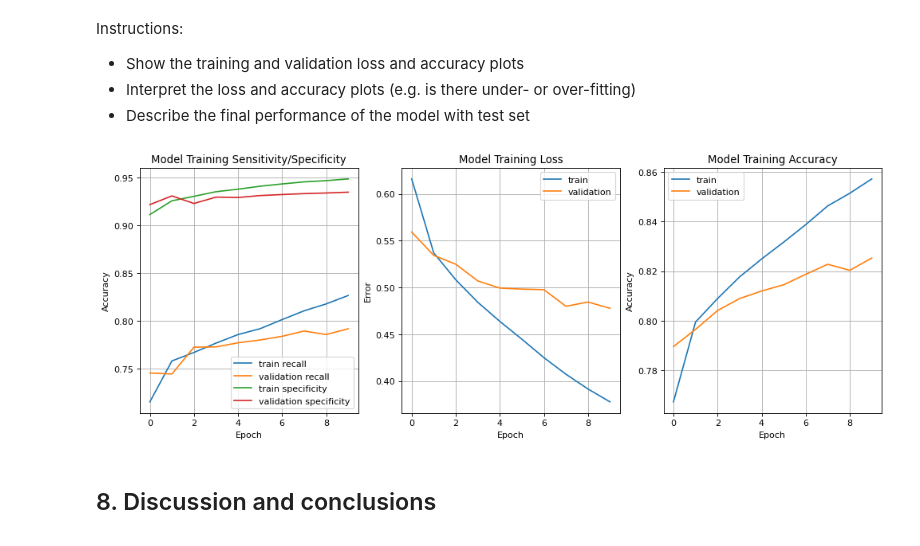
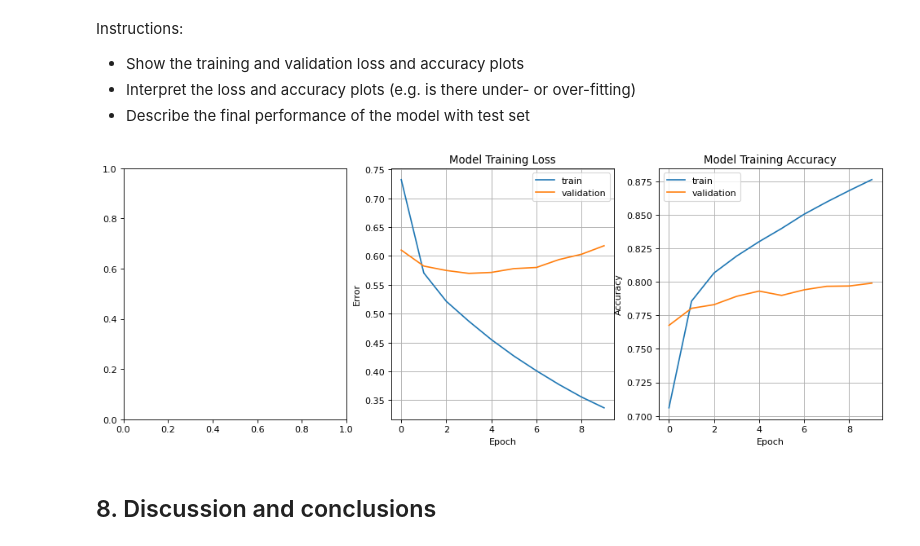
Before and after one commit to alerr415/patient-drug-review-ratings, a Jupyter notebook: case-3-patient-drug-review.ipynb, the cells around one changed output. Drawn from its saved outputs; the diff is of its cells as text; code cells hidden in the pictures.

Commit message:
added Conv1D model again. 79% acc with bad curves

```diff
--- a/case-3-patient-drug-review.ipynb
+++ b/case-3-patient-drug-review.ipynb
@@ -310,3 +310,18 @@ Non-trainable params: 0
 _________________________________________________________________
 2023-03-11 17:58:22.423703: I tensorflow/core/platform/cpu_feature_guard.cc:193] This TensorFlow binary is optimized with oneAPI Deep Neural Network Library (oneDNN) to use the following CPU instructi ...
 To enable them in other operations, rebuild TensorFlow with the appropriate compiler flags.
+# %%
+# Create a Conv1D model
+model = Sequential([
+    Embedding(num_words + 1, 4, input_length=maxlen),
+    Conv1D(32, 5, activation='relu'),
+    MaxPooling1D(3),
+    Conv1D(32, 5, activation='relu'),
+    GlobalMaxPooling1D(),
+    Dense(3, activation='softmax')
+])
+
+# Compile the model
+model.compile(loss='categorical_crossentropy', optimizer='adam', metrics=['Accuracy'])
+
+model.summary()
@@ -322,7 +355,7 @@ y_val = prepare_labels(y_val)
 # Model Fitting
 history = model.fit(
     X_train, y_train,
-    batch_size=32,
+    batch_size=256,
     epochs=10,
     verbose=1,
     validation_data=(X_val, y_val)
@@ -340,29 +391,29 @@ Instructions:
 - Describe the final performance of the model with test set
 # %%
 # Define the function to calculate the specificity
-def spec(a, b):
-    return a / (a + b)
+# def spec(a, b):
+#     return a / (a + b)
 
 # Define a function to plot the sensitivity and specificity
-def plotBalance(h, name):
-    # Calculate the specificity
-    specificity = list(map(spec, h.history['true_negatives'], h.history['false_positives']))
-    val_specificity = list(map(spec, h.history['val_true_negatives'], h.history['val_false_positives']))
+# def plotBalance(h, name):
+#     # Calculate the specificity
+#     specificity = list(map(spec, h.history['true_negatives'], h.history['false_positives']))
+#     val_specificity = list(map(spec, h.history['val_true_negatives'], h.history['val_false_positives']))
 
-    # Plot the recall curve
-    plt.plot(h.history['recall'], label='train recall')
-    plt.plot(h.history['val_recall'], label='validation recall')
+#     # Plot the recall curve
+#     plt.plot(h.history['recall'], label='train recall')
+#     plt.plot(h.history['val_recall'], label='validation recall')
 
-    # Plot the specificity curve
-    plt.plot(specificity, label='train specificity')
-    plt.plot(val_specificity, label='validation specificity')
+#     # Plot the specificity curve
+#     plt.plot(specificity, label='train specificity')
+#     plt.plot(val_specificity, label='validation specificity')
 
-    # Define the graph
-    plt.title('{0} Training Sensitivity/Specificity'.format(name))
-    plt.xlabel('Epoch')
-    plt.ylabel('Accuracy')
-    plt.legend()
-    plt.grid(True)
+#     # Define the graph
+#     plt.title('{0} Training Sensitivity/Specificity'.format(name))
+#     plt.xlabel('Epoch')
+#     plt.ylabel('Accuracy')
+#     plt.legend()
+#     plt.grid(True)
 
 # Define a function to plot the loss curve
 def plotLoss(h, name):
@@ -378,35 +429,35 @@ def plotLoss(h, name):
 def plotAccuracy(h, name):
     plt.plot(h.history['Accuracy'], label='train')
     plt.plot(h.history['val_Accuracy'], label='validation')
     plt.title('{0} Training Accuracy'.format(name))
     plt.xlabel('Epoch')
     plt.ylabel('Accuracy')
     plt.legend()
     plt.grid(True)
 
 # Define the sub-plot size
 nCols = 3
 nRows = 1
 
 # Prepare the Loss Plots
 plt.figure(figsize=(nCols * 5, nRows * 5), dpi=80)
 
 # Plot the Sensitivity/Specificity
 plt.subplot(nRows, nCols, 1)
-plotBalance(history, 'Model')
+# plotBalance(history, 'Model')
 
 # Plot the Loss
 plt.subplot(nRows, nCols, 2)
 plotLoss(history, 'Model')
 
 # Plot the Accuracy
 plt.subplot(nRows, nCols, 3)
 plotAccuracy(history, 'Model')
 
 # Draw the plots
 plt.show()
 # %% [output]
-[figure, old version]
+[figure, new version]
 # %% [markdown]
 ## 8. Discussion and conclusions
 # %% [markdown]
```
Also changed, not shown: parts of 5 cells of this notebook.
